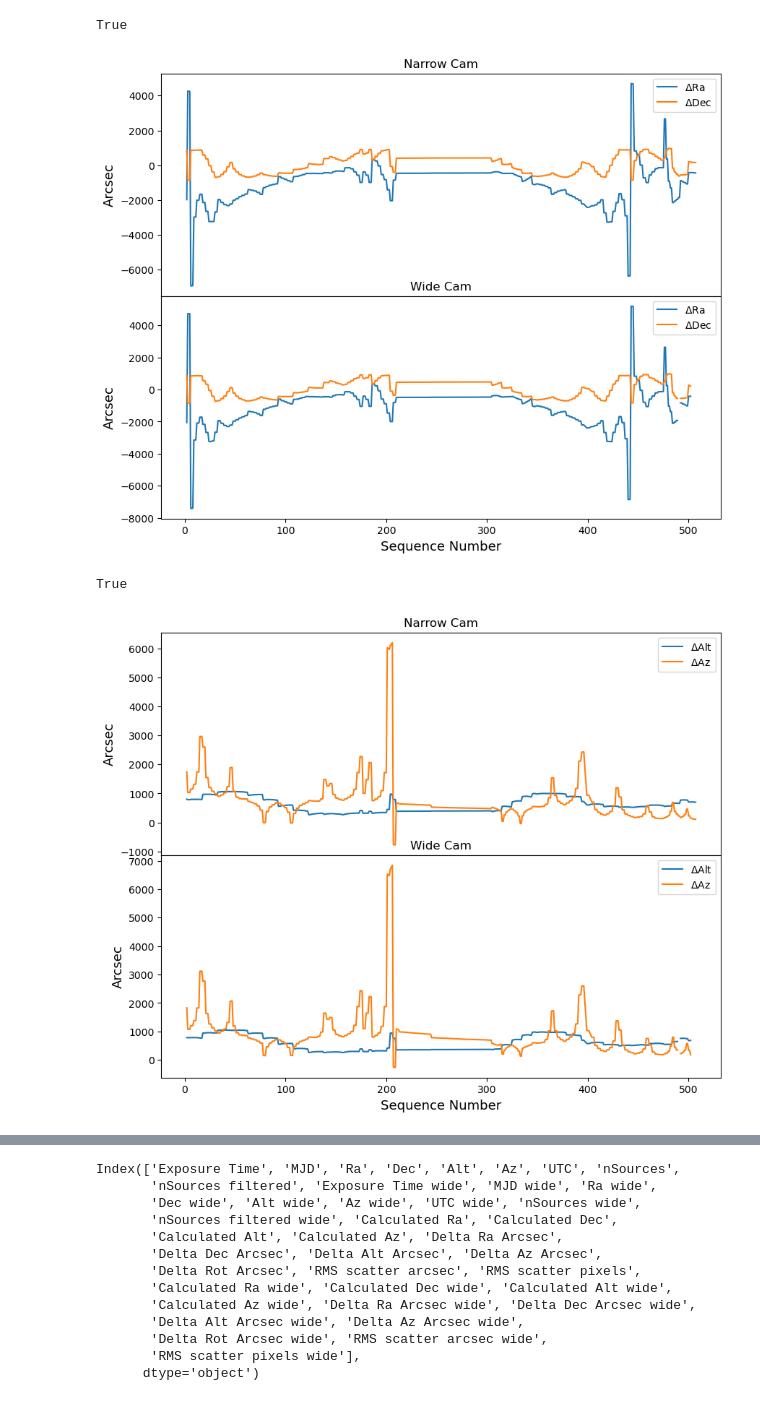
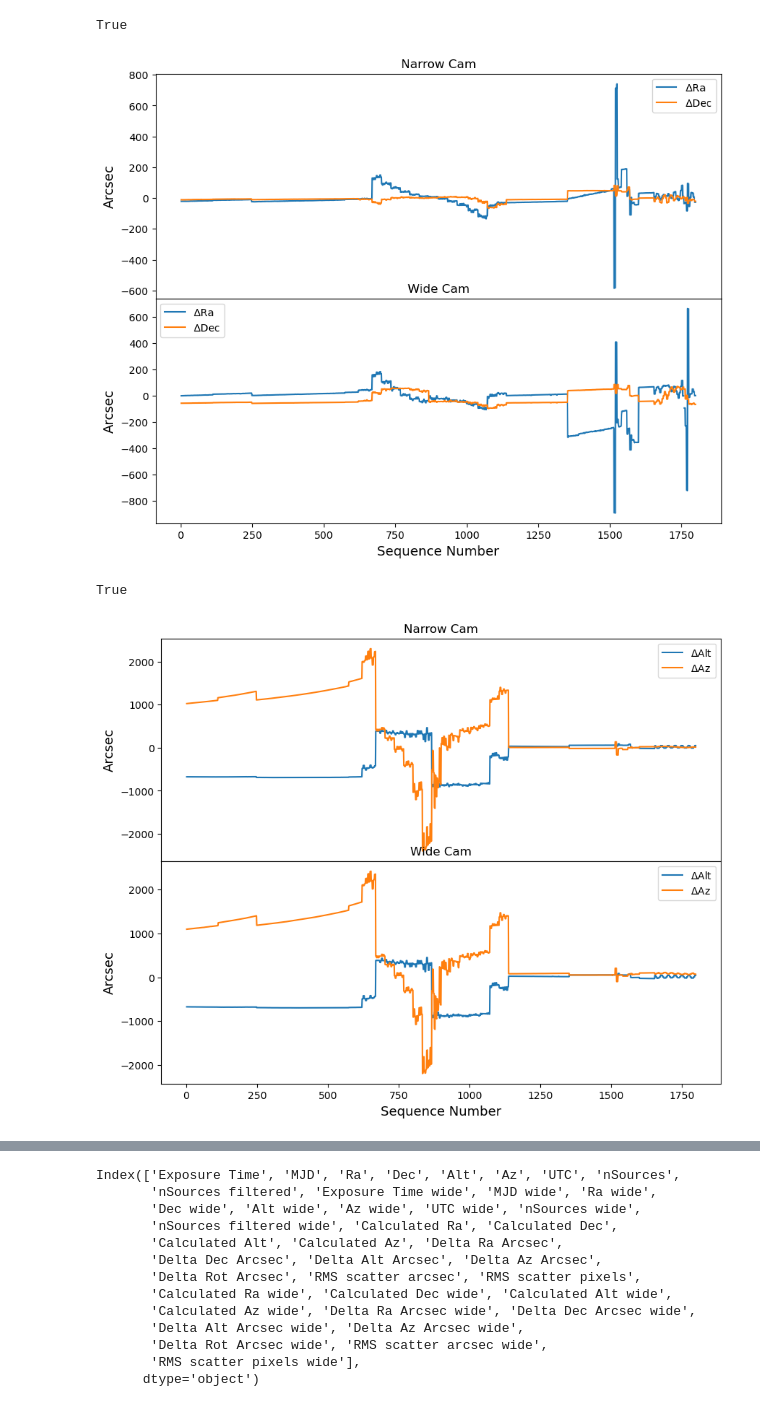
Before and after one commit to adriansh95/sitcom, a Jupyter notebook: starTracker/analysis/notebooks/rubinTVplots.ipynb, the cells around one changed output, grey strips where cells are left out. Saved outputs shown, nothing was run; the diff lists cells and outputs as text; code cells hidden in the pictures.

```diff
--- a/starTracker/analysis/notebooks/rubinTVplots.ipynb
+++ b/starTracker/analysis/notebooks/rubinTVplots.ipynb
@@ -9,7 +9,8 @@ from lsst.rubintv.production.plotting.nightReportPlotBase import StarTrackerPlot
 
 %matplotlib inline
 
-dayObs = 20230222
+# dayObs = 20230222
+dayObs = 20230309
 mdFilename = os.path.join('/project/rubintv/starTracker/sidecar_metadata', f'dayObs_{dayObs}.json')
 metadata = pd.read_json(mdFilename).T
 metadata = metadata.sort_index()
@@ -90,13 +91,13 @@ __all__ = ['RaDecAltAzOverTime',
            'DeltasPlot',
            'SourcesAndScatters',
            'AltAzCoverageTopDown',
-           'CameraPointingOffset',  # as a string
+           'CameraDeltaRaDec',  # as a string
            ]
 
 COLORS = 'bgrcmyk'  # these get use in order to automatically give a series of colors for data series
 
-class CameraPointingOffset(StarTrackerPlot):
-    _PlotName = 'CameraPointingOffset'  # as a string
+class CameraDeltaRaDec(StarTrackerPlot):
+    _PlotName = 'CameraDeltaRaDec'  # as a string
     _PlotGroup = 'Analysis'  # as a string
 
     def __init__(self,
@@ -200,7 +282,8 @@ class CameraAzAltOffset(StarTrackerPlot):
 # %%
-interCamera = InterCameraOffset(dayObs)
-pointing = CameraPointingOffset(dayObs)
+interCamera = InterCameraCoordOffset(dayObs)
+deltaRaDec = CameraDeltaRaDec(dayObs)
 azAlt = CameraAzAltOffset(dayObs)
+angular = CameraAngularOffset(dayObs)
 # %%
 interCamera.plot(metadata)
 # %% [output]
@@ -209,10 +292,10 @@ True
 # %%
-pointing.plot(metadata)
+deltaRaDec.plot(metadata)
 # %% [output]
 True
-[figure, old version]
+[figure, new version]
 # %%
 azAlt.plot(metadata)
 # %% [output]
 True
-[figure, old version]
+[figure, new version]
```
Also changed, not shown: parts of 4 cells of this notebook.
